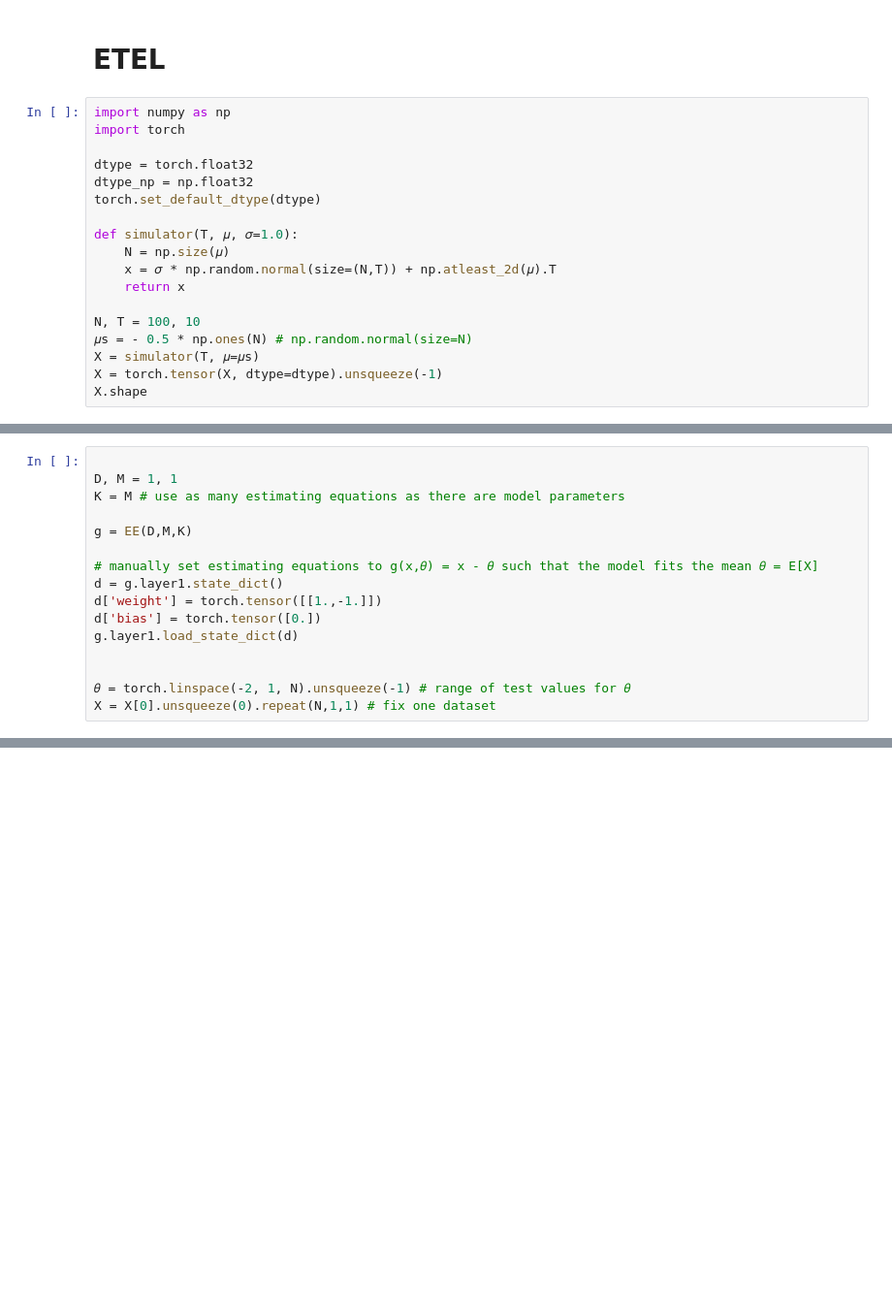
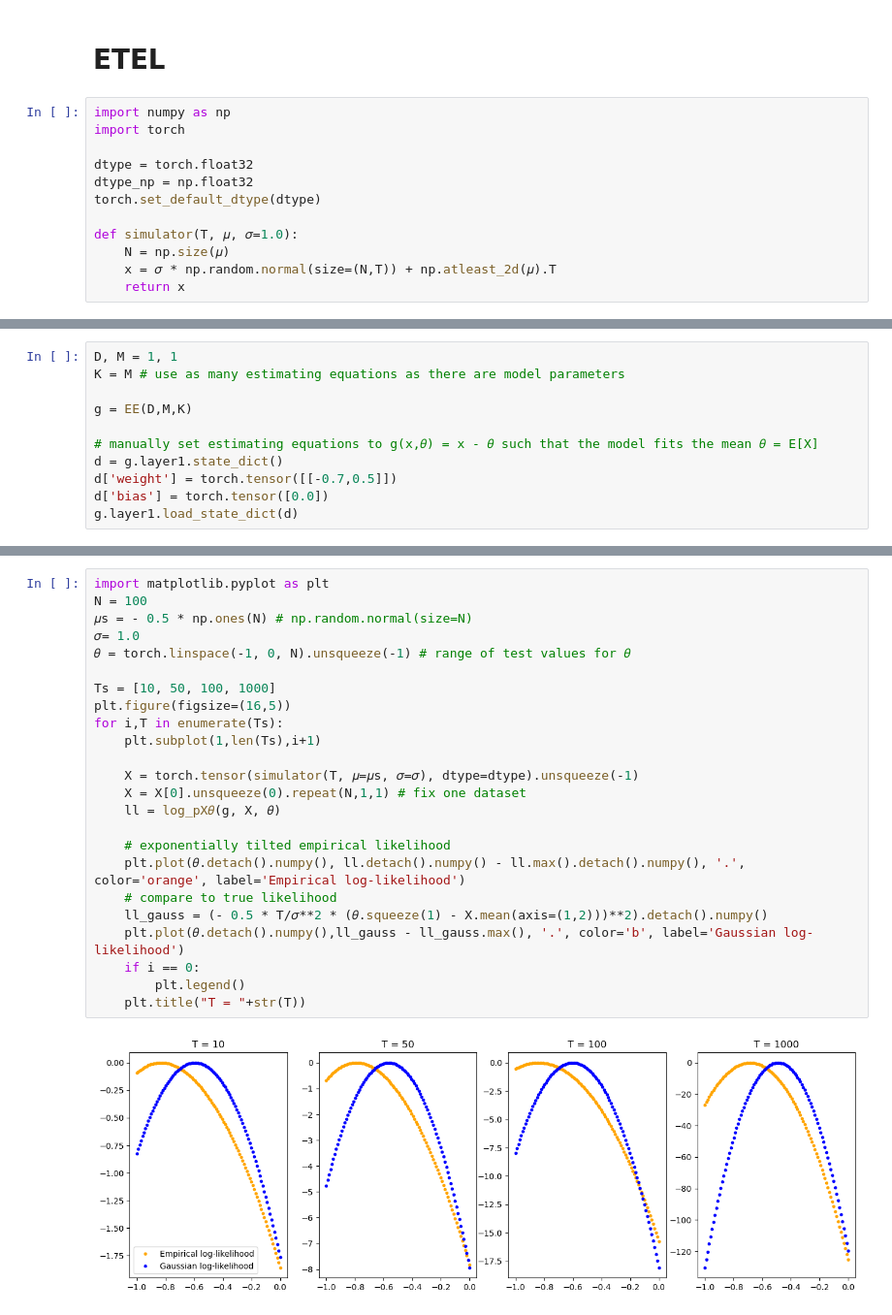
Before and after one commit to mnonnenm/BETELchoose, a Jupyter notebook: dev.ipynb, the cells around one changed output, grey strips where cells are left out. Shown at 97% size. Cells and saved outputs as stored; diff of their text form; blank space fills up the shorter version.

```diff
--- a/dev.ipynb
+++ b/dev.ipynb
@@ -12,12 +12,6 @@ def simulator(T, 𝜇, 𝜎=1.0):
     N = np.size(𝜇)
     x = 𝜎 * np.random.normal(size=(N,T)) + np.atleast_2d(𝜇).T
     return x
-
-N, T = 100, 10
-𝜇s = - 0.5 * np.ones(N) # np.random.normal(size=N)
-X = simulator(T, 𝜇=𝜇s)
-X = torch.tensor(X, dtype=dtype).unsqueeze(-1)
-X.shape
 # %%
 import scipy.optimize as spo
 from scipy.special import logsumexp
@@ -68,5 +126,4 @@ def log_pX𝜃(g, X, 𝜃):
 # %%
-
 D, M = 1, 1
 K = M # use as many estimating equations as there are model parameters
 
@@ -74,10 +131,6 @@ g = EE(D,M,K)
 
 # manually set estimating equations to g(x,𝜃) = x - 𝜃 such that the model fits the mean 𝜃 = E[X]
 d = g.layer1.state_dict()
-d['weight'] = torch.tensor([[1.,-1.]])
-d['bias'] = torch.tensor([0.])
+d['weight'] = torch.tensor([[-0.7,0.5]])
+d['bias'] = torch.tensor([0.0])
 g.layer1.load_state_dict(d)
-
-
-𝜃 = torch.linspace(-2, 1, N).unsqueeze(-1) # range of test values for 𝜃
-X = X[0].unsqueeze(0).repeat(N,1,1) # fix one dataset
@@ -83,0 +139,26 @@ X = X[0].unsqueeze(0).repeat(N,1,1) # fix one dataset
+# %%
+import matplotlib.pyplot as plt
+N = 100
+𝜇s = - 0.5 * np.ones(N) # np.random.normal(size=N)
+𝜎= 1.0
+𝜃 = torch.linspace(-1, 0, N).unsqueeze(-1) # range of test values for 𝜃
+
+Ts = [10, 50, 100, 1000]
+plt.figure(figsize=(16,5))
+for i,T in enumerate(Ts):
+    plt.subplot(1,len(Ts),i+1)
+
+    X = torch.tensor(simulator(T, 𝜇=𝜇s, 𝜎=𝜎), dtype=dtype).unsqueeze(-1)
+    X = X[0].unsqueeze(0).repeat(N,1,1) # fix one dataset
+    ll = log_pX𝜃(g, X, 𝜃)
+
+    # exponentially tilted empirical likelihood
+    plt.plot(𝜃.detach().numpy(), ll.detach().numpy() - ll.max().detach().numpy(), '.', color='orange', label='Empirical log-likelihood')
+    # compare to true likelihood
+    ll_gauss = (- 0.5 * T/𝜎**2 * (𝜃.squeeze(1) - X.mean(axis=(1,2)))**2).detach().numpy()
+    plt.plot(𝜃.detach().numpy(),ll_gauss - ll_gauss.max(), '.', color='b', label='Gaussian log-likelihood')
+    if i == 0:
+        plt.legend()
+    plt.title("T = "+str(T))
+# %% [output]
+[figure, added]
```
Also changed, not shown: parts of 7 cells of this notebook.
